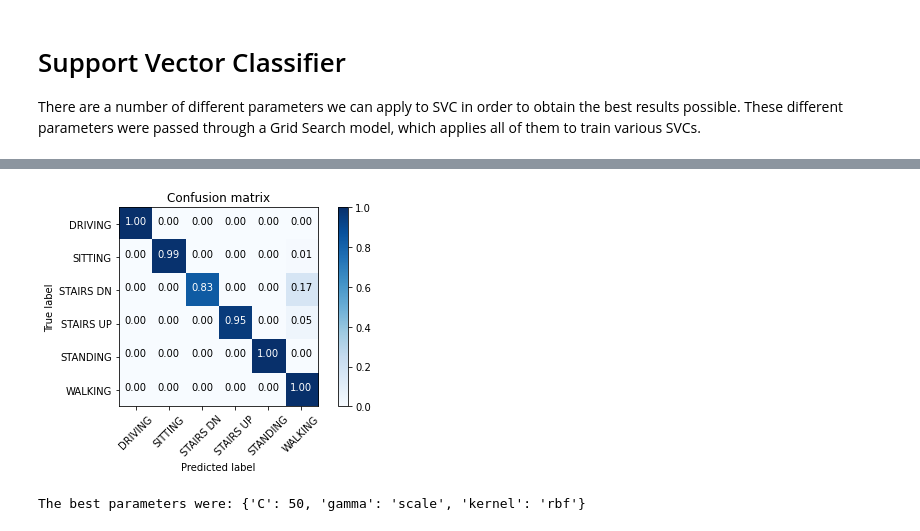
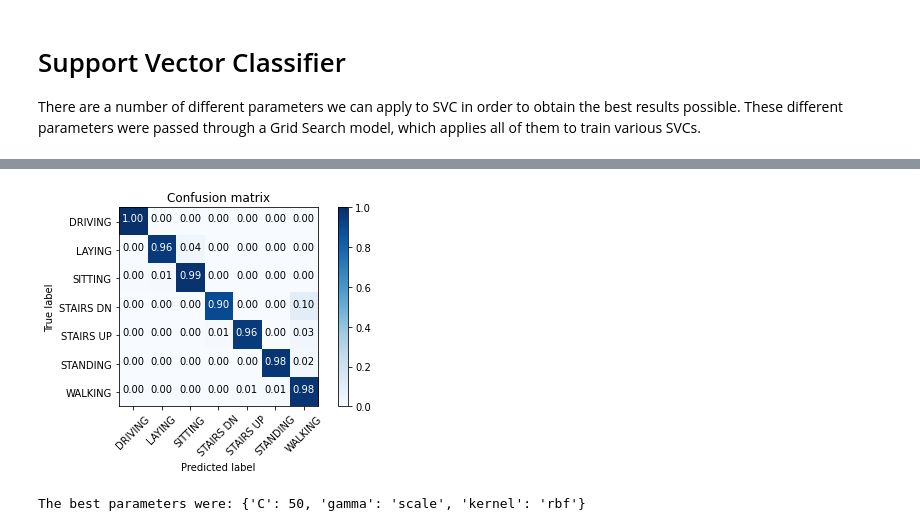
Before and after one commit to ijtan/HAR-Processing-Pipeline, a Jupyter notebook: SVM.ipynb, the cells around one changed output, grey strips where cells are left out. Cells and saved outputs as stored; diff of their text form; code cells hidden in the pictures.

```diff
--- a/SVM.ipynb
+++ b/SVM.ipynb
@@ -365,39 +376,40 @@ def plot_confusion_matrix(cm, classes,
     plt.imshow(cm, interpolation='nearest', cmap=cmap)
     plt.title(title)
     plt.colorbar()
     tick_marks = np.arange(len(classes))
     plt.xticks(tick_marks, classes, rotation=45)
     plt.yticks(tick_marks, classes)
 
     fmt = '.2f' if normalize else 'd'
     thresh = cm.max() / 2.
     for i, j in itertools.product(range(cm.shape[0]), range(cm.shape[1])):
         plt.text(j, i, format(cm[i, j], fmt),
                  horizontalalignment="center",
                  color="white" if cm[i, j] > thresh else "black")
 
     plt.tight_layout()
     plt.ylabel('True label')
     plt.xlabel('Predicted label')
 
 
 cnf_matrix = confusion_matrix(Y_test, best_predictions)
 np.set_printoptions(precision=2)
 
 classes =    {
                         "DRIVING":0,
-                        "SITTING":1,
-                        "STAIRS DN":2,
-                        "STAIRS UP":3,
-                        "STANDING":4,
-                        "WALKING":5
+                        "LAYING":1,
+                        "SITTING":2,
+                        "STAIRS DN":3,
+                        "STAIRS UP":4,
+                        "STANDING":5,
+                        "WALKING":6
                     }
 
 # Plot non-normalized confusion matrix
 plt.figure()
 plot_confusion_matrix(cnf_matrix, classes=classes, normalize=True,title='Confusion matrix')
 # %% [output]
-[figure, old version]
+[figure, new version]
 # %%
 print("The best parameters were:", grid_fit.best_params_)
 # %% [output]
```
Also changed, not shown: parts of 10 cells of this notebook.
